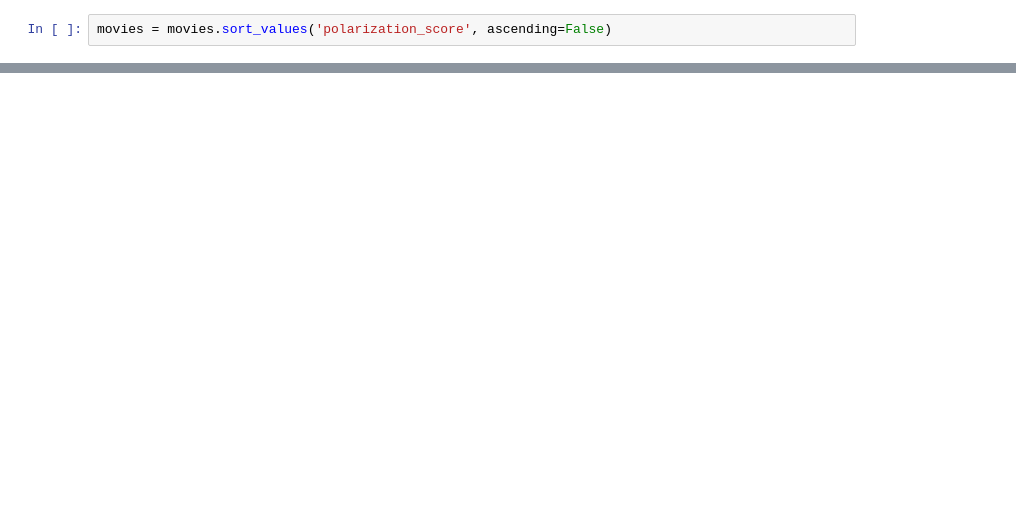
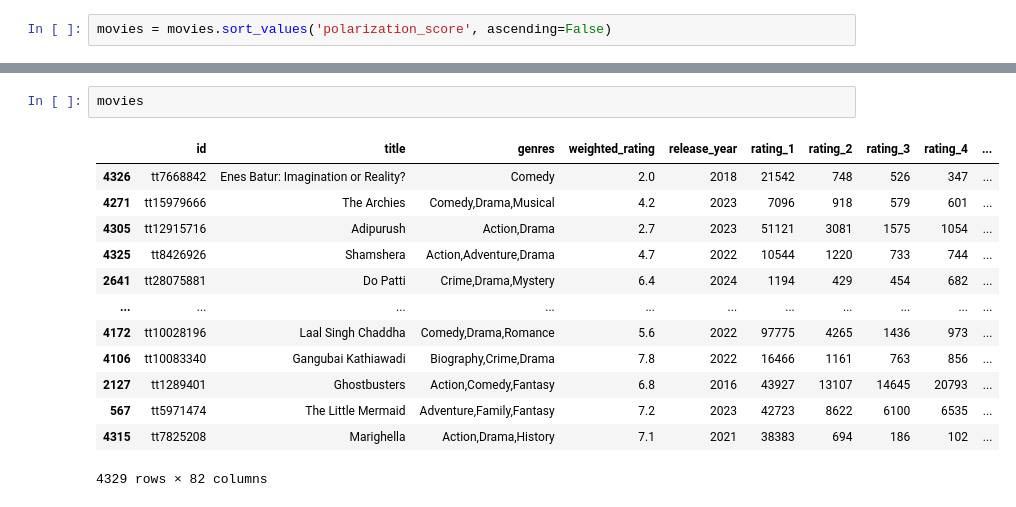
Before and after one commit to kaijchang/cmpu250-project-group-1, a Jupyter notebook: eda/eda.ipynb, the cells around one changed output, grey strips where cells are left out. Cells and saved outputs as stored; diff of their text form; blank space fills up the shorter version.

```diff
--- a/eda/eda.ipynb
+++ b/eda/eda.ipynb
@@ -86,0 +97,16 @@ movies = movies.sort_values('polarization_score', ascending=False)
+# %%
+movies
+# %% [output]
+|  | id | title | genres | weighted_rating | release_year | rating_1 | rating_2 | rating_3 | rating_4 | ... |
+| 4326 | tt7668842 | Enes Batur: Imagination or Reality? | Comedy | 2.0 | 2018 | 21542 | 748 | 526 | 347 | ... |
+| 4271 | tt15979666 | The Archies | Comedy,Drama,Musical | 4.2 | 2023 | 7096 | 918 | 579 | 601 | ... |
+| 4305 | tt12915716 | Adipurush | Action,Drama | 2.7 | 2023 | 51121 | 3081 | 1575 | 1054 | ... |
+| 4325 | tt8426926 | Shamshera | Action,Adventure,Drama | 4.7 | 2022 | 10544 | 1220 | 733 | 744 | ... |
+| 2641 | tt28075881 | Do Patti | Crime,Drama,Mystery | 6.4 | 2024 | 1194 | 429 | 454 | 682 | ... |
+| ... | ... | ... | ... | ... | ... | ... | ... | ... | ... | ... |
+| 4172 | tt10028196 | Laal Singh Chaddha | Comedy,Drama,Romance | 5.6 | 2022 | 97775 | 4265 | 1436 | 973 | ... |
+| 4106 | tt10083340 | Gangubai Kathiawadi | Biography,Crime,Drama | 7.8 | 2022 | 16466 | 1161 | 763 | 856 | ... |
+| 2127 | tt1289401 | Ghostbusters | Action,Comedy,Fantasy | 6.8 | 2016 | 43927 | 13107 | 14645 | 20793 | ... |
+| 567 | tt5971474 | The Little Mermaid | Adventure,Family,Fantasy | 7.2 | 2023 | 42723 | 8622 | 6100 | 6535 | ... |
+| 4315 | tt7825208 | Marighella | Action,Drama,History | 7.1 | 2021 | 38383 | 694 | 186 | 102 | ... |
+4329 rows × 82 columns
```
Also changed, not shown: parts of 11 cells of this notebook, 2 other files.
